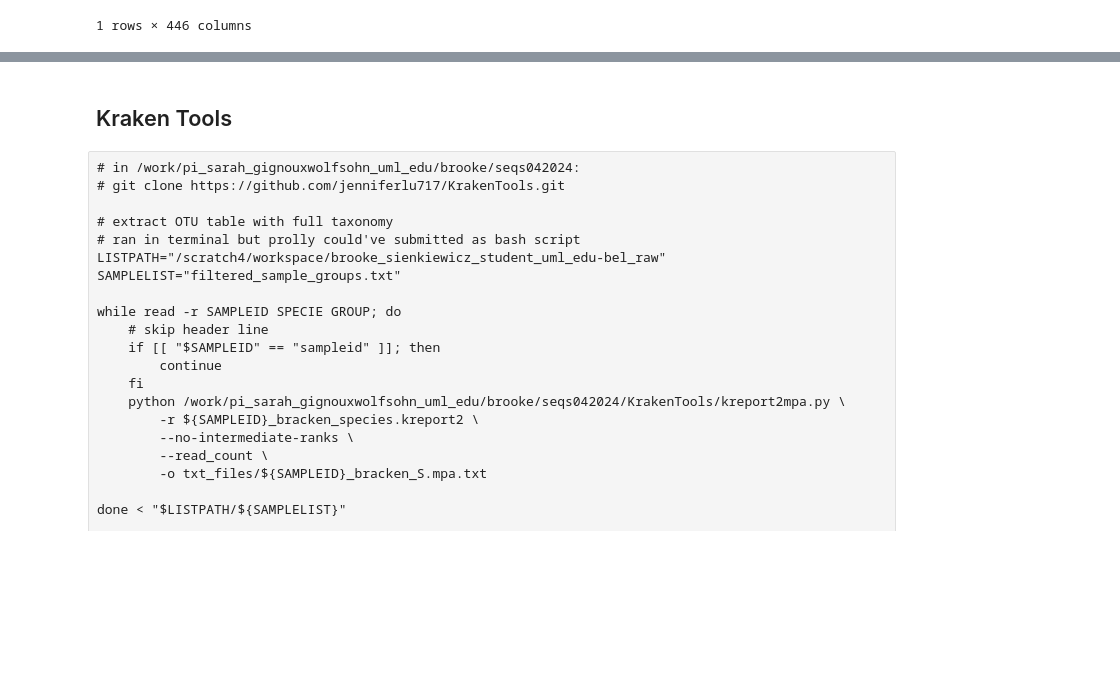
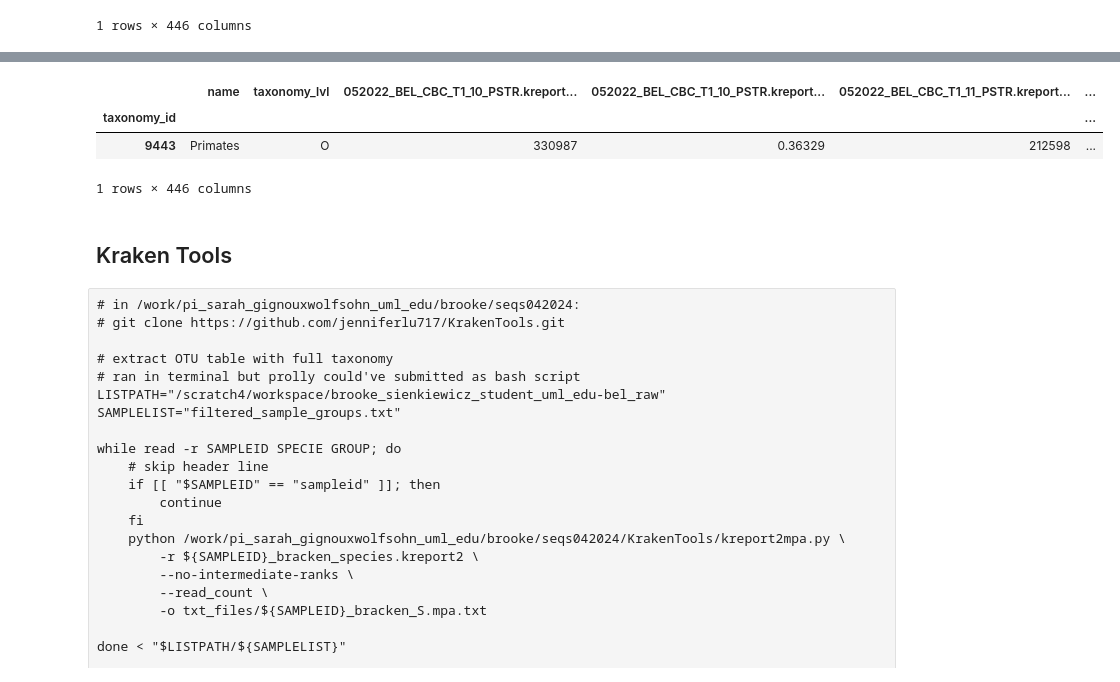
Before and after one commit to brookewicz/CBC_metagenomics, a Jupyter notebook: all_sctld/2.1OTUtable.ipynb, the cells around one changed output, grey strips where cells are left out. Cells and saved outputs as stored; diff of their text form; code cells hidden in the pictures; blank space fills up the shorter version.

```diff
--- a/all_sctld/2.1OTUtable.ipynb
+++ b/all_sctld/2.1OTUtable.ipynb
@@ -489,0 +504,7 @@ otu_table_species.to_csv(f"otu_table_{LEVEL}.csv")
+# %%
+otu_table[otu_table['name']=='Primates']
+# %% [output]
+|  | name | taxonomy_lvl | 052022_BEL_CBC_T1_10_PSTR.kreport... | 052022_BEL_CBC_T1_10_PSTR.kreport... | 052022_BEL_CBC_T1_11_PSTR.kreport... | ... |
+| taxonomy_id |  |  |  |  |  | ... |
+| 9443 | Primates | O | 330987 | 0.36329 | 212598 | ... |
+1 rows × 446 columns
```
Also changed, not shown: parts of 14 cells of this notebook.
